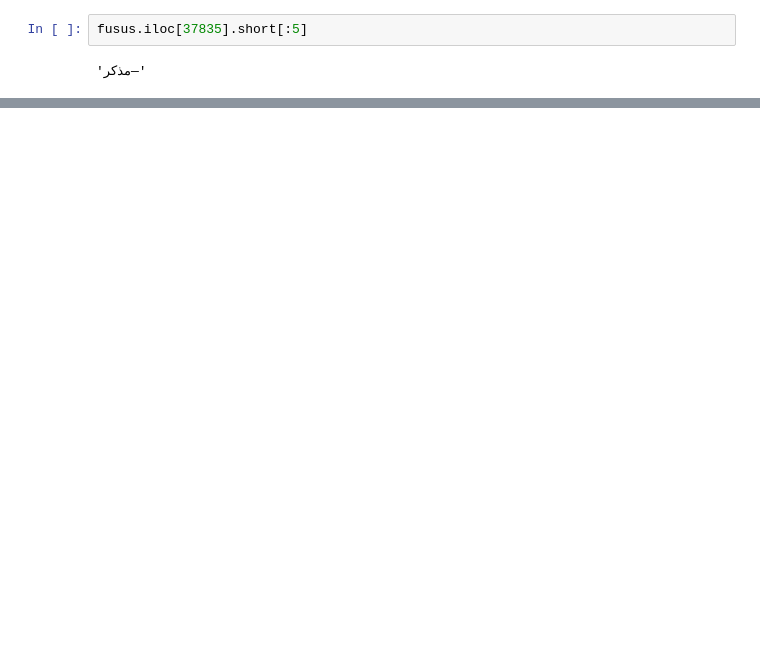
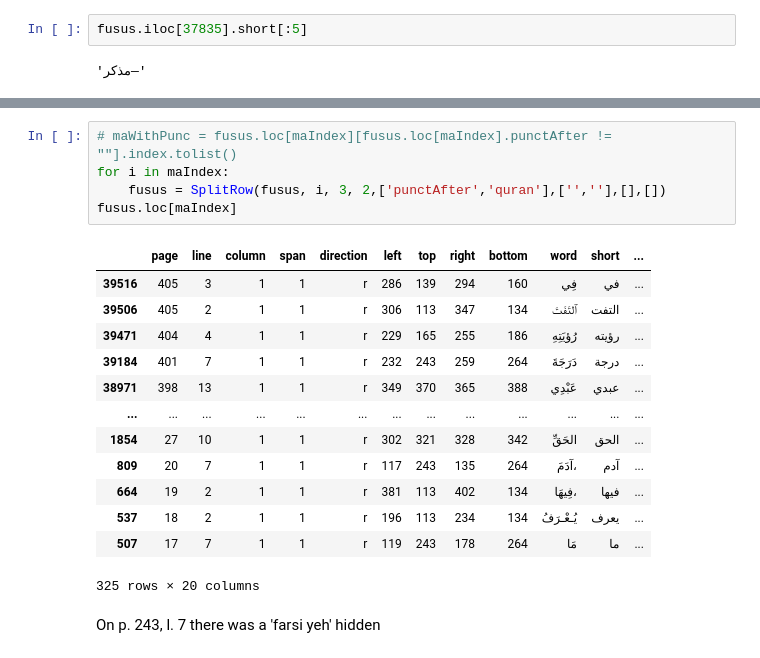
Before and after one commit to among/fusus, a Jupyter notebook: fusust-text-laboratory/SplittingWords.ipynb, the cells around one changed output, grey strips where cells are left out. Cells and saved outputs as stored; diff of their text form; blank space fills up the shorter version.

```diff
--- a/fusust-text-laboratory/SplittingWords.ipynb
+++ b/fusust-text-laboratory/SplittingWords.ipynb
@@ -305,0 +100,21 @@ fusus[fusus.page==17].head(60)
+# %%
+# maWithPunc = fusus.loc[maIndex][fusus.loc[maIndex].punctAfter != ""].index.tolist()
+for i in maIndex:
+    fusus = SplitRow(fusus, i, 3, 2,['punctAfter','quran'],['',''],[],[])
+fusus.loc[maIndex]
+# %% [output]
+|  | page | line | column | span | direction | left | top | right | bottom | word | short | ... |
+| 39516 | 405 | 3 | 1 | 1 | r | 286 | 139 | 294 | 160 | فِي | في | ... |
+| 39506 | 405 | 2 | 1 | 1 | r | 306 | 113 | 347 | 134 | ٱلتَفَتَ | التفت | ... |
+| 39471 | 404 | 4 | 1 | 1 | r | 229 | 165 | 255 | 186 | رُؤيَتِهِ | رؤيته | ... |
+| 39184 | 401 | 7 | 1 | 1 | r | 232 | 243 | 259 | 264 | دَرَجَةَ | درجة | ... |
+| 38971 | 398 | 13 | 1 | 1 | r | 349 | 370 | 365 | 388 | عَبْدِي | عبدي | ... |
+| ... | ... | ... | ... | ... | ... | ... | ... | ... | ... | ... | ... | ... |
+| 1854 | 27 | 10 | 1 | 1 | r | 302 | 321 | 328 | 342 | الحَقِّ | الحق | ... |
+| 809 | 20 | 7 | 1 | 1 | r | 117 | 243 | 135 | 264 | آدَمَ، | آدم | ... |
+| 664 | 19 | 2 | 1 | 1 | r | 381 | 113 | 402 | 134 | فِيهَا، | فيها | ... |
+| 537 | 18 | 2 | 1 | 1 | r | 196 | 113 | 234 | 134 | يُـعْـرَفُ | يعرف | ... |
+| 507 | 17 | 7 | 1 | 1 | r | 119 | 243 | 178 | 264 | مَا | ما | ... |
+325 rows × 20 columns
+# %% [markdown]
+On p. 243, l. 7 there was a 'farsi yeh' hidden
```
Also changed, not shown: parts of 39 cells of this notebook, 5 other files.
